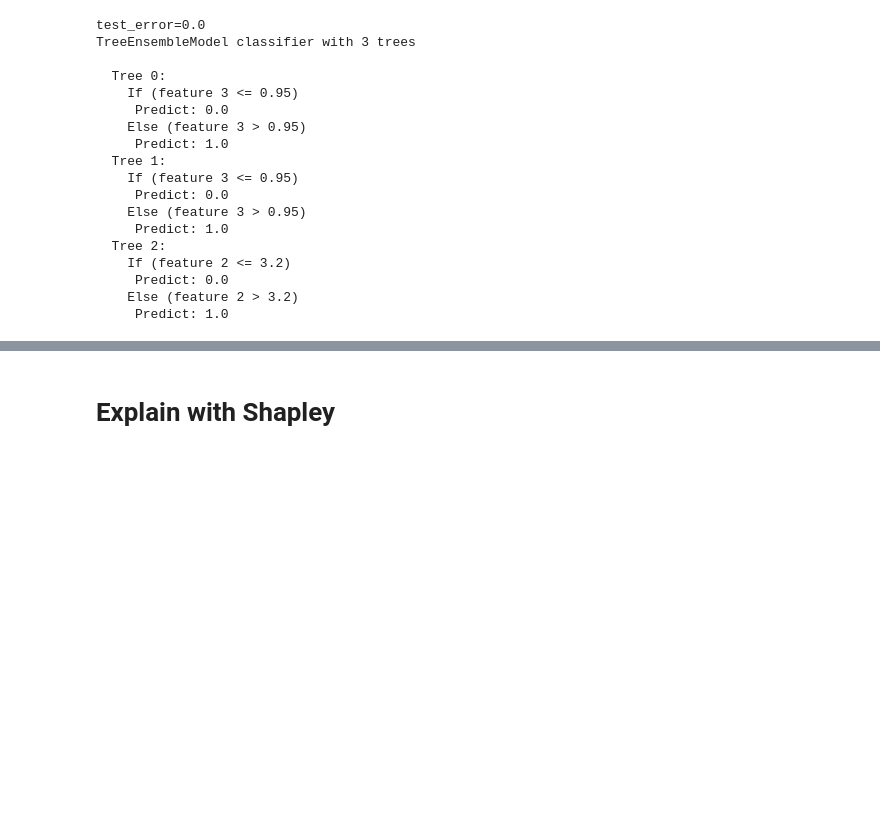
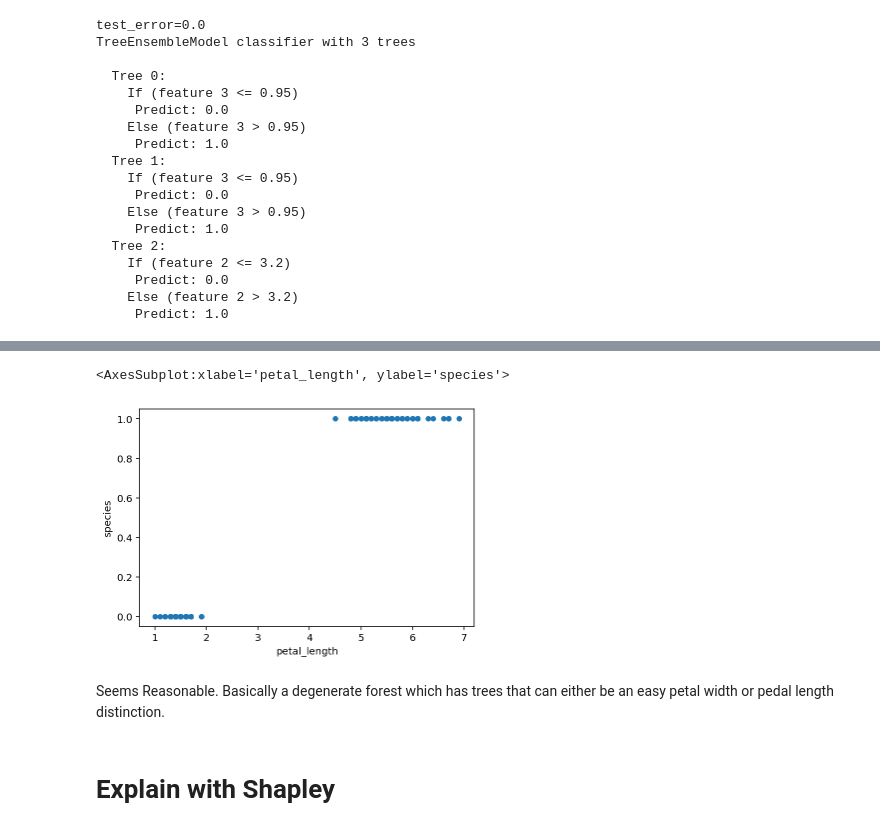
Before and after one commit to Affirm/shparkley, a Jupyter notebook: examples/simple.ipynb, the cells around one changed output, grey strips where cells are left out. Saved outputs shown, nothing was run; the diff lists cells and outputs as text; code cells hidden in the pictures; blank space fills up the shorter version.

```diff
--- a/examples/simple.ipynb
+++ b/examples/simple.ipynb
@@ -203,2 +208,9 @@ TreeEnsembleModel classifier with 3 trees
+# %%
+iris_no_vers.plot.scatter(x=iris_no_vers.columns[2], y='species' )
+# %% [output]
+<AxesSubplot:xlabel='petal_length', ylabel='species'>
+[figure, added]
+# %% [markdown]
+Seems Reasonable. Basically a degenerate forest which has trees that can either be an easy petal width or pedal length distinction.
 # %% [markdown]
 # Explain with Shapley
```
Also changed, not shown: parts of 2 cells of this notebook.
